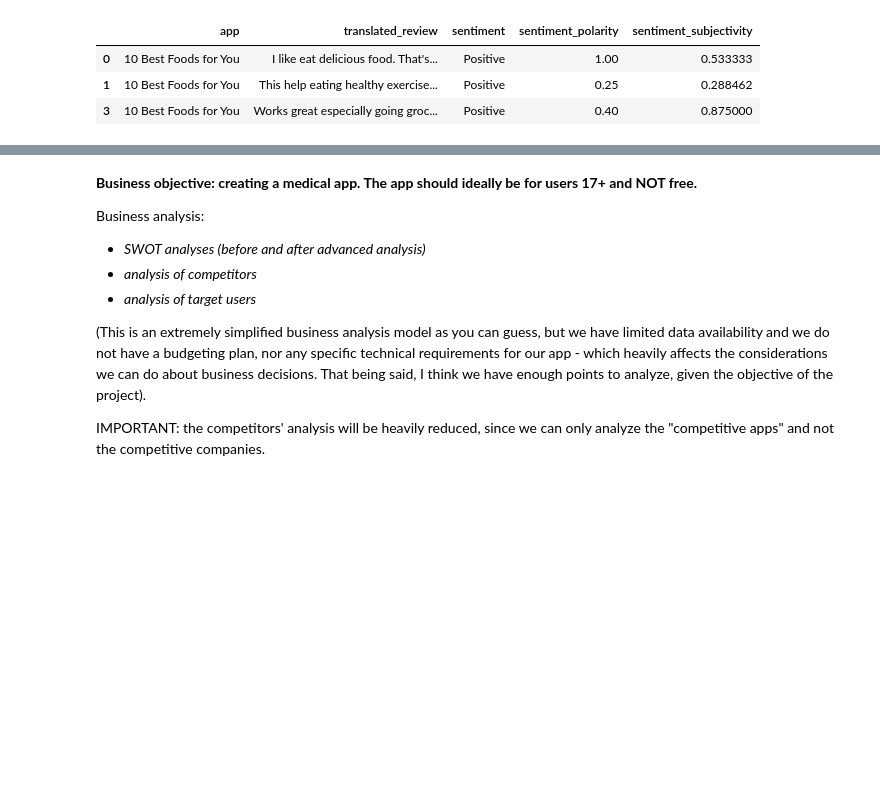
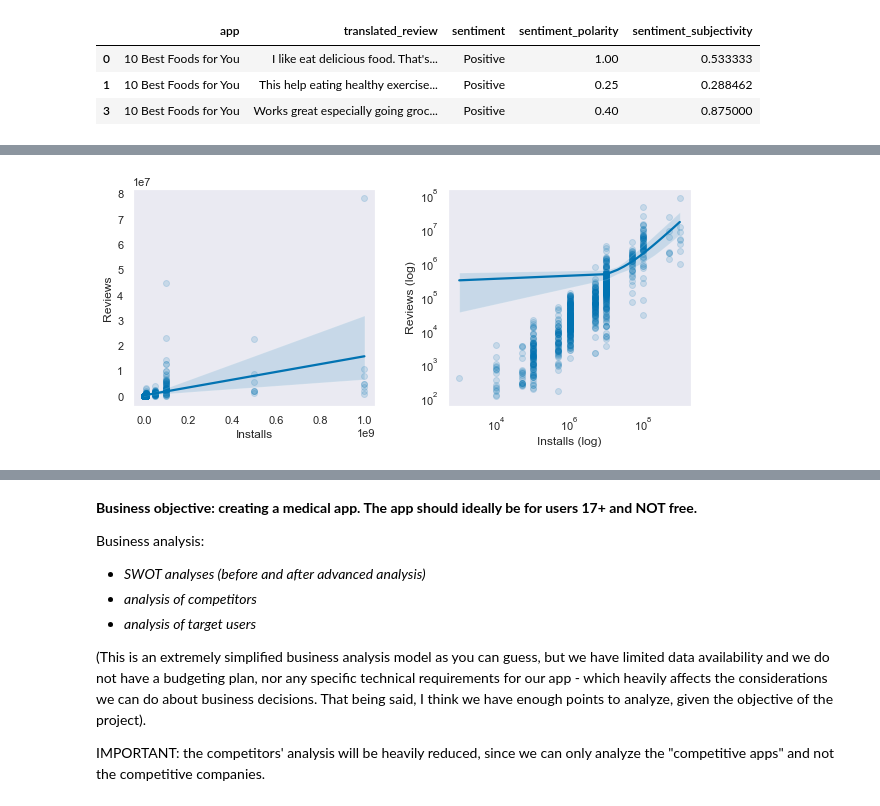
Before and after one commit to GOliviero92/Google-Apps-Analysis, a Jupyter notebook: data_analysis.ipynb, the cells around one changed output, grey strips where cells are left out. Saved outputs shown, nothing was run; the diff lists cells and outputs as text; code cells hidden in the pictures; blank space fills up the shorter version.

```diff
--- a/data_analysis.ipynb
+++ b/data_analysis.ipynb
@@ -150,0 +151,16 @@ warnings.simplefilter(action='ignore', category=FutureWarning)
+# %%
+# call regplot on each axes
+fig, (ax0, ax1) = plt.subplots(nrows=1, ncols=2, sharey=False, figsize=(10,4))
+
+# left plot with normal scale
+sns.regplot(data=result_avg, y='reviews', x='installs', scatter_kws={'alpha':0.15}, ax=ax0)
+ax0.set(xlabel="Installs", ylabel="Reviews")
+
+# right plot with log scale to observe the spread more evenly
+sns.regplot(data=result_avg, y='reviews', x='installs', truncate=True, scatter_kws={'alpha':0.15}, ax=ax1)
+ax1.set(xlabel="Installs (log)", ylabel="Reviews (log)", xscale="log", yscale="log")
+
+plt.subplots_adjust(wspace=.3)
+plt.show();
+# %% [output]
+[figure, added]
```
Also changed, not shown: parts of 68 cells of this notebook.
